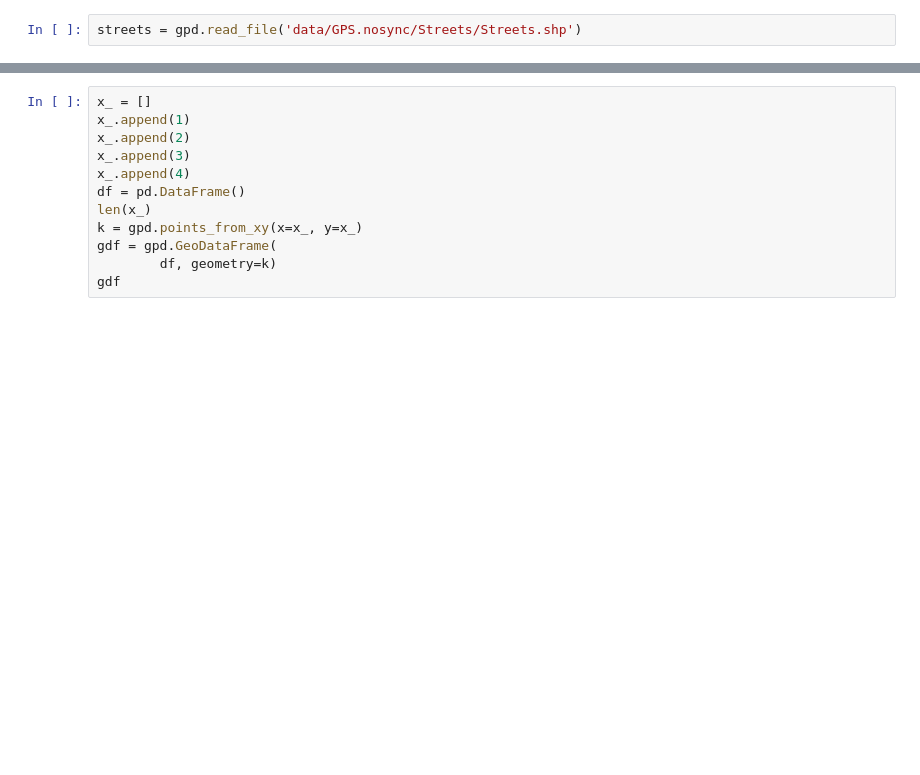
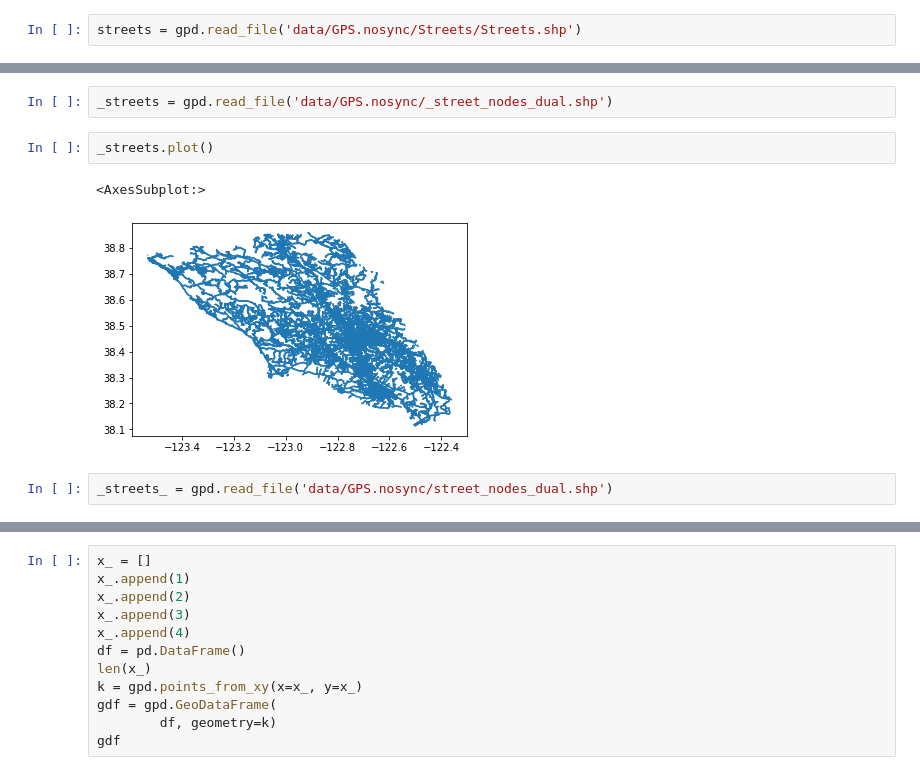
Before and after one commit to KalmanXiong/fmm-gps, a Jupyter notebook: show_routes.ipynb, the cells around one changed output, grey strips where cells are left out. Drawn from its saved outputs; the diff is of its cells as text; blank space fills up the shorter version.

```diff
--- a/show_routes.ipynb
+++ b/show_routes.ipynb
@@ -15,0 +21,9 @@ streets = gpd.read_file('data/GPS.nosync/Streets/Streets.shp')
+# %%
+_streets = gpd.read_file('data/GPS.nosync/_street_nodes_dual.shp')
+# %%
+_streets.plot()
+# %% [output]
+<AxesSubplot:>
+[figure, added]
+# %%
+_streets_ = gpd.read_file('data/GPS.nosync/street_nodes_dual.shp')
```
Also changed, not shown: parts of 8 cells of this notebook, 7 other files.
